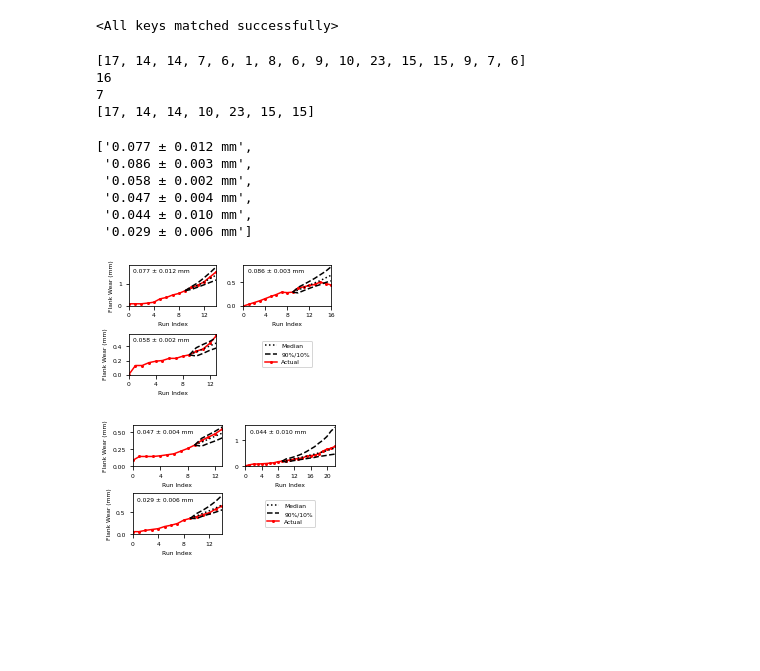
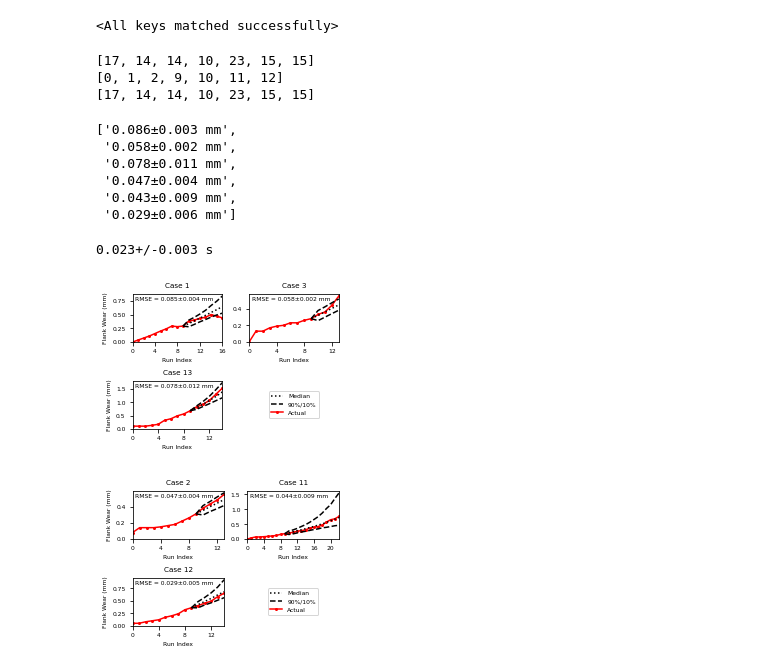
Before and after one commit to uky-aism/flows-for-manufacturing, a Jupyter notebook: notebooks/milling_prognosis.ipynb, the cells around one changed output. Cells and saved outputs as stored; diff of their text form; code cells hidden in the pictures; blank space fills up the shorter version.

Commit message:
Update milling notebook

```diff
--- a/notebooks/milling_prognosis.ipynb
+++ b/notebooks/milling_prognosis.ipynb
@@ -51,24 +48,30 @@ MODEL_CKPT = "./rfr00.pt"
 bayes_flow.load_state_dict(torch.load(MODEL_CKPT, map_location="cpu"))
 # %% [output]
 <All keys matched successfully>
-# %%
-all_data = load_milling_data(expanduser(join("~", "mill.mat")))
-milling_data = [all_data[i] for i in [0, 1, 2, 10, 11, 12]]
-# %% [output]
-[17, 14, 14, 7, 6, 1, 8, 6, 9, 10, 23, 15, 15, 9, 7, 6]
-16
-7
-[17, 14, 14, 10, 23, 15, 15]
+# %%
+all_data = load_milling_data(expanduser(join("~", "mill.mat")))
+indexed = zip(all_data, range(len(all_data)))
+milling_data = [x for x in indexed if x[0].shape[0] >= 10]
+print([len(x[0]) for x in milling_data])
+print([x[1] for x in milling_data])
+milling_data = [x[0] for x in milling_data]
+milling_data = [all_data[i] for i in [0, 1, 2, 9, 10, 11, 12]]
+print([len(x) for x in milling_data])
+# %% [output]
+[17, 14, 14, 10, 23, 15, 15]
+[0, 1, 2, 9, 10, 11, 12]
+[17, 14, 14, 10, 23, 15, 15]
 # %%
 plt.rc("font", size=6.0)
 
 
 def plot_milling_prognosis(
-    obs: np.array,
+    obs: np.ndarray,
     num_samples: int = 1000,
     prognosis_start: int = 10,
     ax=None,
     legend: bool = True,
+    title: Optional[str] = None
 ):
     data_sim_model = partial(stepwise_model, noise_power=0.002)
     identity = FunctionTransformer(lambda x: x, inverse_func=lambda x: x)
@@ -105,6 +108,8 @@ def plot_milling_prognosis(
     ax.set_xticks(np.arange(obs.shape[0], step=4))
     if legend:
         ax.legend(loc="upper left")
+    if title:
+        ax.set_title(title)
     return rmse
 
 
@@ -128,69 +133,79 @@ def milling_rmse(
     rmse = np.sqrt(((obs[prognosis_start:] - median[1:]) ** 2).mean())
     return rmse
 # %%
-def load_and_calculate_rmse(model: BayesFlow, checkpoint: str, obs: np.array):
+def compute_rmse(model: BayesFlow, checkpoint: str, obs: np.ndarray):
     model.load_state_dict(torch.load(checkpoint, map_location="cpu"))
     rmse = milling_rmse(model, obs, num_samples=10000, prognosis_start=10)
     return rmse
 
 
-# Replace with the paths to your BayesFlow checkpoints
 checkpoints = [f"rfr{i:02d}.pt" for i in range(5)]
-val_curves = [0, 2, 5]
-test_curves = [1, 3, 4]
+val_curves = [0, 2, 6]
+test_curves = [1, 4, 5]
 
 val_rmse = []
 test_rmse = []
 for i in val_curves:
     rmse = np.array(
-        [load_and_calculate_rmse(bayes_flow, x, milling_data[i]) for x in checkpoints]
+        [compute_rmse(bayes_flow, x, milling_data[i]) for x in checkpoints]
     )
     val_rmse.append(f"{rmse.mean():0.3f}±{rmse.std():0.3f} mm")
 
 for i in test_curves:
     rmse = np.array(
-        [load_and_calculate_rmse(bayes_flow, x, milling_data[i]) for x in checkpoints]
+        [compute_rmse(bayes_flow, x, milling_data[i]) for x in checkpoints]
     )
     test_rmse.append(f"{rmse.mean():0.3f}±{rmse.std():0.3f} mm")
 
 val_rmse + test_rmse
 # %% [output]
-['0.077 ± 0.012 mm',
- '0.086 ± 0.003 mm',
- '0.058 ± 0.002 mm',
- '0.047 ± 0.004 mm',
- '0.044 ± 0.010 mm',
- '0.029 ± 0.006 mm']
+['0.086±0.003 mm',
+ '0.058±0.002 mm',
+ '0.078±0.011 mm',
+ '0.047±0.004 mm',
+ '0.043±0.009 mm',
+ '0.029±0.006 mm']
+# %%
+times = []
+for _ in range(25):
+    tic = time.perf_counter()
+    obs = torch.tensor(milling_data[0][:10], dtype=torch.float)
+    _ = bayes_flow.sample(10000, obs.unsqueeze(0))
+    toc = time.perf_counter()
+    times.append(toc - tic)
+print(f"{np.mean(times):.3f}+/-{np.std(times):.3f} s")
+# %% [output]
+0.023+/-0.003 s
 # %%
 fig, axs = plt.subplots(nrows=2, ncols=2, figsize=(3.4, 2.5))
 axs = [ax for row in axs for ax in row]
 _ = plot_milling_prognosis(milling_data[0], 1000, 10, axs[0], legend=False, title="Case 1")
 _ = plot_milling_prognosis(milling_data[2], 1000, 10, axs[1], legend=False, title="Case 3")
-_ = plot_milling_prognosis(milling_data[5], 1000, 10, axs[2], legend=False, title="Case 13")
+_ = plot_milling_prognosis(milling_data[6], 1000, 10, axs[2], legend=False, title="Case 13")
 
 for i in range(3):
     axs[i].text(0.03, 0.85, "RMSE = " + val_rmse[i], transform=axs[i].transAxes)
 
 axs[1].set_ylabel("")
 axs[3].axis("off")
 artists = [
     plt.Line2D([], [], color="k", ls=":", label="Median"),
     plt.Line2D([], [], color="k", ls="--", label="90%/10%"),
     plt.Line2D([], [], color="r", ls="-", marker="o", markersize=2, label="Actual"),
 
 ]
 plt.legend(handles=artists, loc="center")
 fig.tight_layout()
-plt.savefig("../figures/val-milling.pdf", bbox_inches="tight")
+# plt.savefig("../../papers/2023_namrc/msec/figures/train-milling.pdf", bbox_inches="tight")
 plt.show()
 # %% [output]
-[figure, old version]
+[figure, new version]
 # %%
 fig, axs = plt.subplots(nrows=2, ncols=2, figsize=(3.4, 2.5))
 axs = [ax for row in axs for ax in row]
 _ = plot_milling_prognosis(milling_data[1], 1000, 10, axs[0], legend=False, title="Case 2")
-_ = plot_milling_prognosis(milling_data[3], 1000, 10, axs[1], legend=False, title="Case 11")
-_ = plot_milling_prognosis(milling_data[4], 1000, 10, axs[2], legend=False, title="Case 12")
+_ = plot_milling_prognosis(milling_data[4], 1000, 10, axs[1], legend=False, title="Case 11")
+_ = plot_milling_prognosis(milling_data[5], 1000, 10, axs[2], legend=False, title="Case 12")
 for i in range(3):
     axs[i].text(0.03, 0.85, "RMSE = " + test_rmse[i], transform=axs[i].transAxes)
 axs[1].set_ylabel("")
@@ -202,7 +217,7 @@ artists = [
 ]
 plt.legend(handles=artists, loc="center")
 fig.tight_layout()
-plt.savefig("../test-milling.pdf", bbox_inches="tight")
+# plt.savefig("../../papers/2023_namrc/msec/figures/test-milling.pdf", bbox_inches="tight")
 plt.show()
 # %% [output]
-[figure, old version]
+[figure, new version]
```
Also changed, not shown: parts of 2 cells of this notebook, 1 other file.
